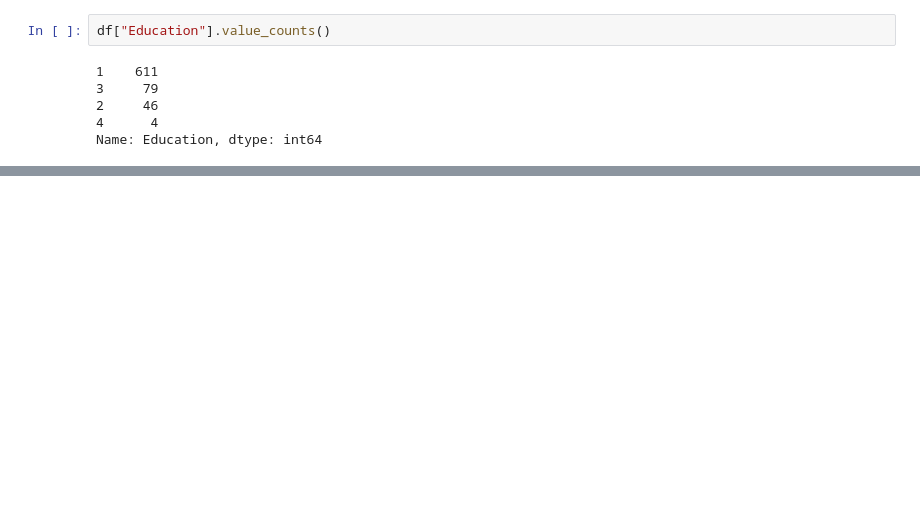
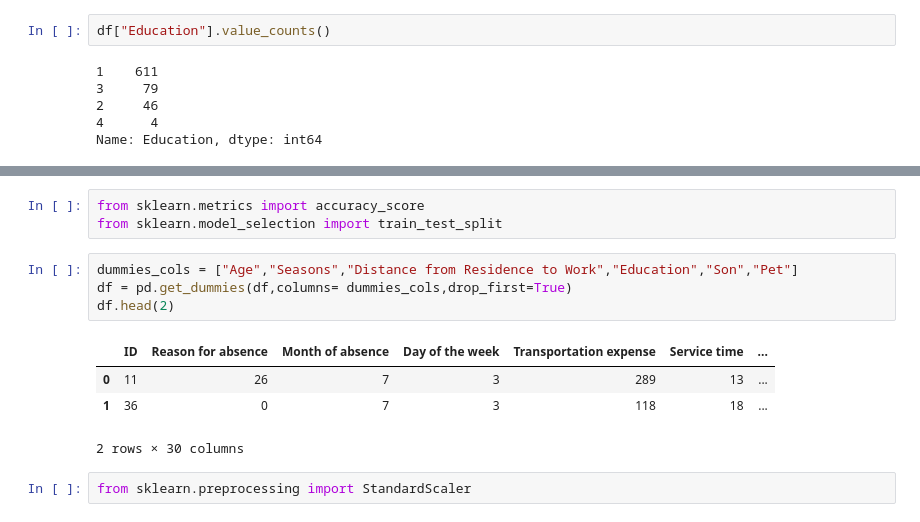
Before and after one commit to SrVallejo/Streamlit_absenteeism_hours, a Jupyter notebook: jupyter/Prediction.ipynb, the cells around one changed output, grey strips where cells are left out. Drawn from its saved outputs; the diff is of its cells as text; blank space fills up the shorter version.

```diff
--- a/jupyter/Prediction.ipynb
+++ b/jupyter/Prediction.ipynb
@@ -107,0 +160,14 @@ compare_models()
+# %%
+from sklearn.metrics import accuracy_score
+from sklearn.model_selection import train_test_split
+# %%
+dummies_cols = ["Age","Seasons","Distance from Residence to Work","Education","Son","Pet"]
+df = pd.get_dummies(df,columns= dummies_cols,drop_first=True)
+df.head(2)
+# %% [output]
+|  | ID | Reason for absence | Month of absence | Day of the week | Transportation expense | Service time | ... |
+| 0 | 11 | 26 | 7 | 3 | 289 | 13 | ... |
+| 1 | 36 | 0 | 7 | 3 | 118 | 18 | ... |
+2 rows × 30 columns
+# %%
+from sklearn.preprocessing import StandardScaler
```
Also changed, not shown: parts of 28 cells of this notebook.
